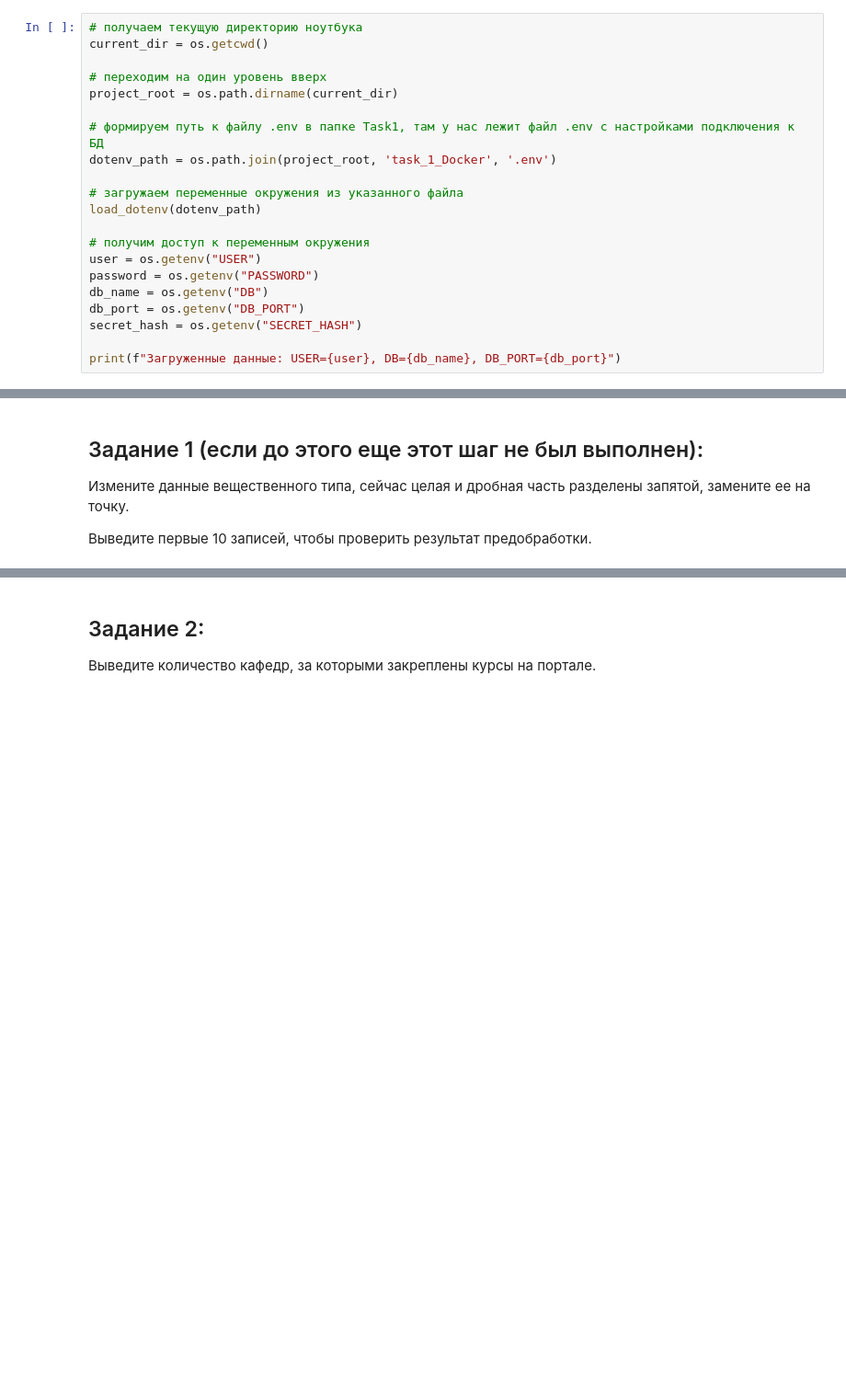
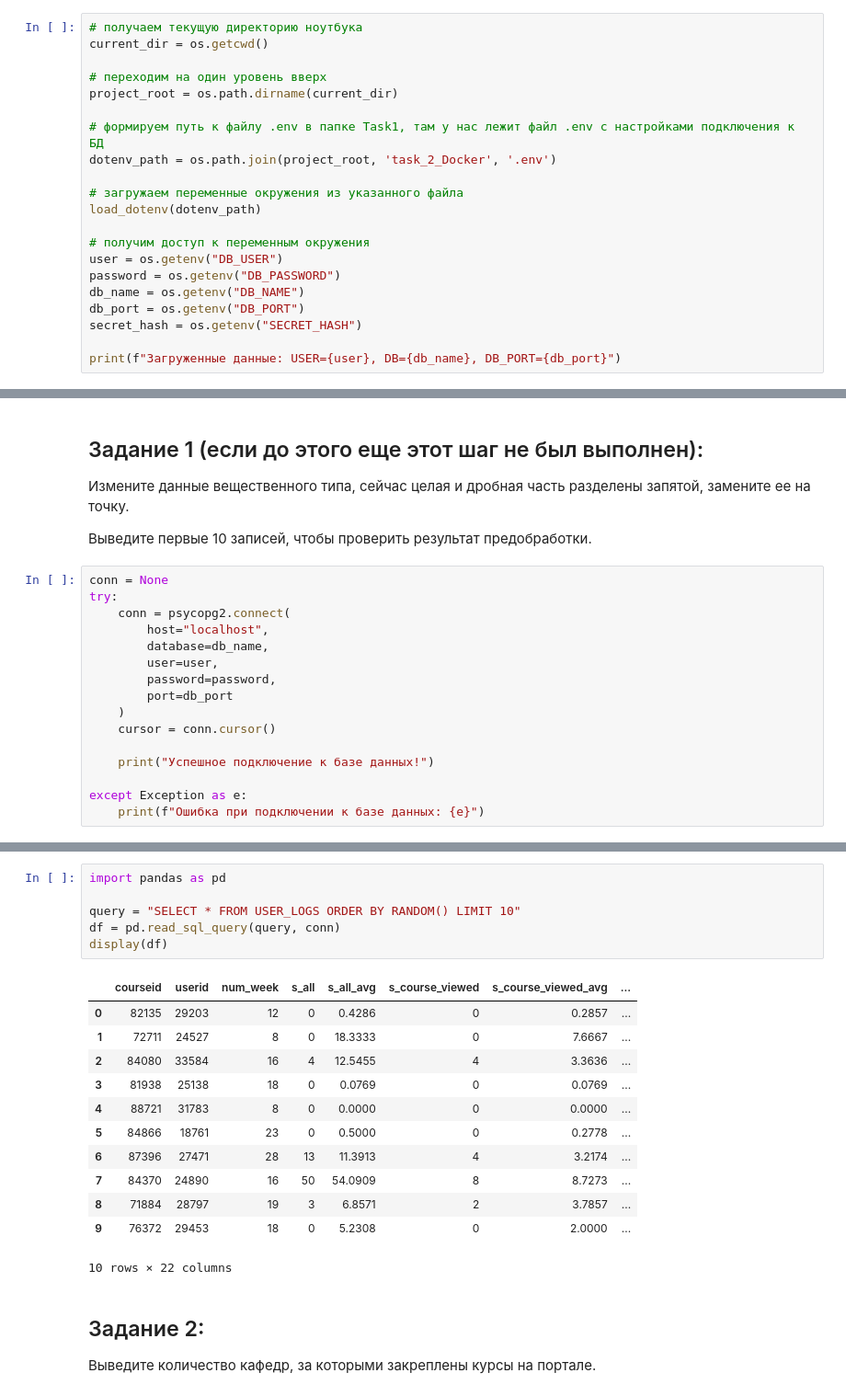
Before and after one commit to Nominante1/Big_data_in_economics_Davydoff, a Jupyter notebook: task_4_Docker/postGre_portal_logs.ipynb, the cells around one changed output, grey strips where cells are left out. Shown at 92% size. Saved outputs shown, nothing was run; the diff lists cells and outputs as text; blank space fills up the shorter version.

```diff
--- a/task_4_Docker/postGre_portal_logs.ipynb
+++ b/task_4_Docker/postGre_portal_logs.ipynb
@@ -24,15 +45,15 @@ current_dir = os.getcwd()
 project_root = os.path.dirname(current_dir)
 
 # формируем путь к файлу .env в папке Task1, там у нас лежит файл .env с настройками подключения к БД
-dotenv_path = os.path.join(project_root, 'task_1_Docker', '.env')
+dotenv_path = os.path.join(project_root, 'task_2_Docker', '.env')
 
 # загружаем переменные окружения из указанного файла
 load_dotenv(dotenv_path)
 
 # получим доступ к переменным окружения
-user = os.getenv("USER")
-password = os.getenv("PASSWORD")
-db_name = os.getenv("DB")
+user = os.getenv("DB_USER")
+password = os.getenv("DB_PASSWORD")
+db_name = os.getenv("DB_NAME")
 db_port = os.getenv("DB_PORT")
 secret_hash = os.getenv("SECRET_HASH")
 
@@ -118,3 +140,19 @@ name - сокращенное название кафедры.
 Измените данные вещественного типа, сейчас целая и дробная часть разделены запятой, замените ее на точку.
 
 Выведите первые 10 записей, чтобы проверить результат предобработки.
+# %%
+conn = None
+try:
+    conn = psycopg2.connect(
+        host="localhost",
+        database=db_name,
+        user=user,
+        password=password,
+        port=db_port
+    )
+    cursor = conn.cursor()
+
+    print("Успешное подключение к базе данных!")
+
+except Exception as e:
+    print(f"Ошибка при подключении к базе данных: {e}")
@@ -121,3 +184,22 @@ name - сокращенное название кафедры.
+# %%
+import pandas as pd
+
+query = "SELECT * FROM USER_LOGS ORDER BY RANDOM() LIMIT 10"
+df = pd.read_sql_query(query, conn)
+display(df)
+# %% [output]
+|  | courseid | userid | num_week | s_all | s_all_avg | s_course_viewed | s_course_viewed_avg | ... |
+| 0 | 82135 | 29203 | 12 | 0 | 0.4286 | 0 | 0.2857 | ... |
+| 1 | 72711 | 24527 | 8 | 0 | 18.3333 | 0 | 7.6667 | ... |
+| 2 | 84080 | 33584 | 16 | 4 | 12.5455 | 4 | 3.3636 | ... |
+| 3 | 81938 | 25138 | 18 | 0 | 0.0769 | 0 | 0.0769 | ... |
+| 4 | 88721 | 31783 | 8 | 0 | 0.0000 | 0 | 0.0000 | ... |
+| 5 | 84866 | 18761 | 23 | 0 | 0.5000 | 0 | 0.2778 | ... |
+| 6 | 87396 | 27471 | 28 | 13 | 11.3913 | 4 | 3.2174 | ... |
+| 7 | 84370 | 24890 | 16 | 50 | 54.0909 | 8 | 8.7273 | ... |
+| 8 | 71884 | 28797 | 19 | 3 | 6.8571 | 2 | 3.7857 | ... |
+| 9 | 76372 | 29453 | 18 | 0 | 5.2308 | 0 | 2.0000 | ... |
+10 rows × 22 columns
 # %% [markdown]
 ## Задание 2:
 
```
Also changed, not shown: parts of 8 cells of this notebook.
